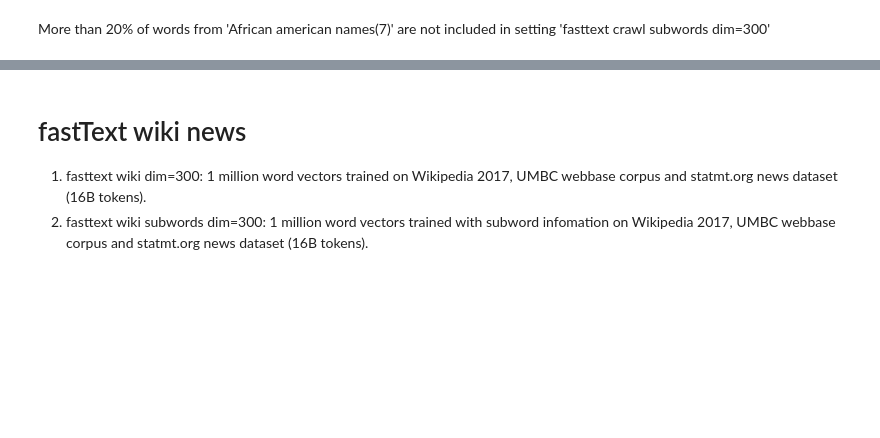
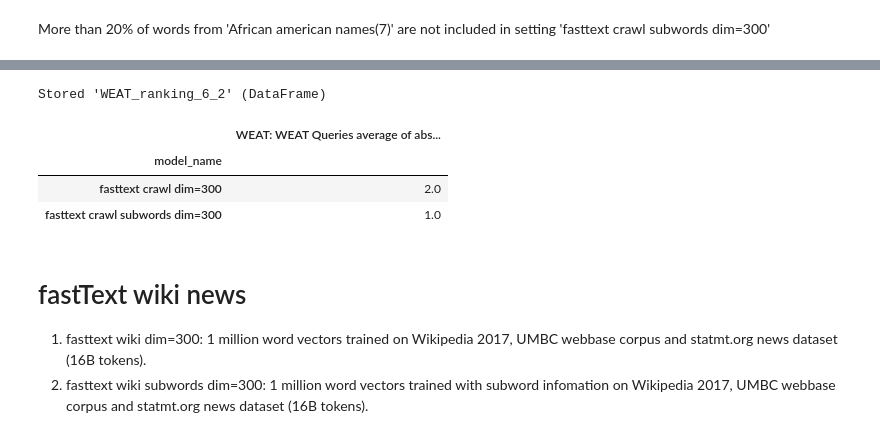
Before and after one commit to EmeraldaSesari/FEmpStudyofPWE, a Jupyter notebook: Experiment.ipynb, the cells around one changed output, grey strips where cells are left out. Saved outputs shown, nothing was run; the diff lists cells and outputs as text; code cells hidden in the pictures; blank space fills up the shorter version.

```diff
--- a/Experiment.ipynb
+++ b/Experiment.ipynb
@@ -690,3 +763,14 @@ Stored 'WEAT_ranking_6' (DataFrame)
+# %%
+WEAT_ranking_6_2 = create_ranking([WEAT_results_6_2])
+
+%store WEAT_ranking_6_2
+WEAT_ranking_6_2
+# %% [output]
+Stored 'WEAT_ranking_6_2' (DataFrame)
+|  | WEAT: WEAT Queries average of abs... |
+| model_name |  |
+| fasttext crawl dim=300 | 2.0 |
+| fasttext crawl subwords dim=300 | 1.0 |
 # %% [markdown]
 # fastText wiki news
 1. fasttext wiki dim=300: 1 million word vectors trained on Wikipedia 2017, UMBC webbase corpus and statmt.org news dataset (16B tokens).
```
Also changed, not shown: parts of 13 cells of this notebook.
